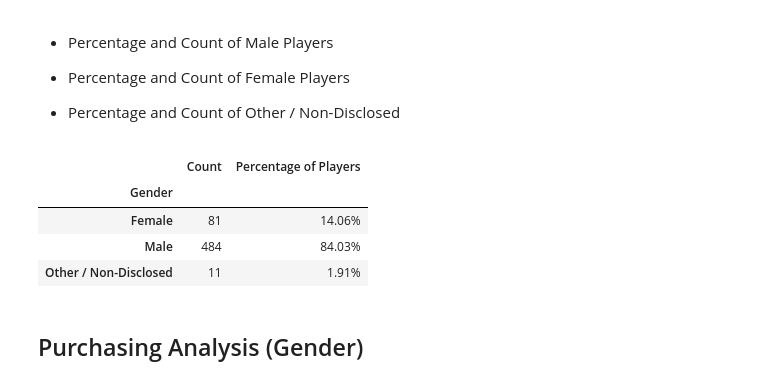
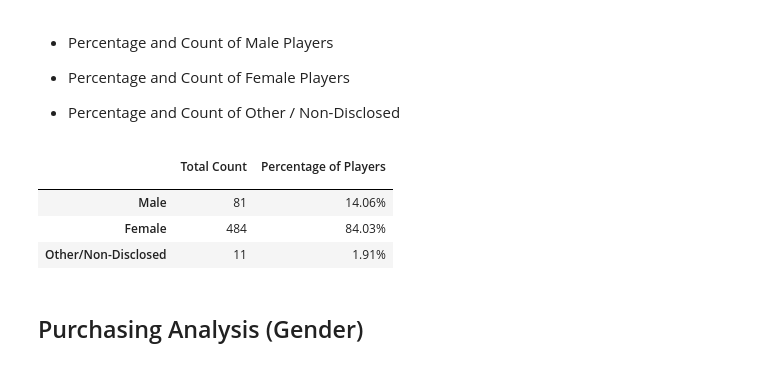
Before and after one commit to digbalajobi/Panda-challenge, a Jupyter notebook: HeroesOfPymoli/HeroesOfPymoli_starter.ipynb, the cells around one changed output. Cells and saved outputs as stored; diff of their text form; code cells hidden in the pictures.

```diff
--- a/HeroesOfPymoli/HeroesOfPymoli_starter.ipynb
+++ b/HeroesOfPymoli/HeroesOfPymoli_starter.ipynb
@@ -82,33 +82,35 @@ summary_data
 
 * Percentage and Count of Other / Non-Disclosed
 # %%
+#Group by Gender
 df = purchase_data.groupby(["Gender"])
-df_unique = df.nunique()
 
-#Finding total Gender Count
+#Finding total SN Count by Gender
 
-gender_total = df_unique["SN"].sum()
+gender_total = df.nunique()["SN"]
 
 #Percentage of Players
 
-totalcount = df_unique["SN"].unique()
-percentage = df_unique["SN"]/gender_total
+percentage = gender_total/total_players
 
 #DataFrame
 
-gender_results = pd.DataFrame({"Count":totalcount, "Percentage of Players": percentage})
+gender_results = pd.DataFrame({"":['Male', 'Female', 'Other/Non-Disclosed'],
+                               "Total Count":totalcount,
+                               "Percentage of Players": percentage})
 
 gender_results["Percentage of Players"] = gender_results["Percentage of Players"].map("{:,.2%}".format)
-
 #Print Results
 
+gender_results=gender_results.sort_values("Gender", ascending=True)
+gender_results = gender_results.set_index('')
 gender_results
 # %% [output]
-|  | Count | Percentage of Players |
-| Gender |  |  |
-| Female | 81 | 14.06% |
-| Male | 484 | 84.03% |
-| Other / Non-Disclosed | 11 | 1.91% |
+|  | Total Count | Percentage of Players |
+|  |  |  |
+| Male | 81 | 14.06% |
+| Female | 484 | 84.03% |
+| Other/Non-Disclosed | 11 | 1.91% |
 # %% [markdown]
 
 ## Purchasing Analysis (Gender)
```
Also changed, not shown: parts of 7 cells of this notebook.
